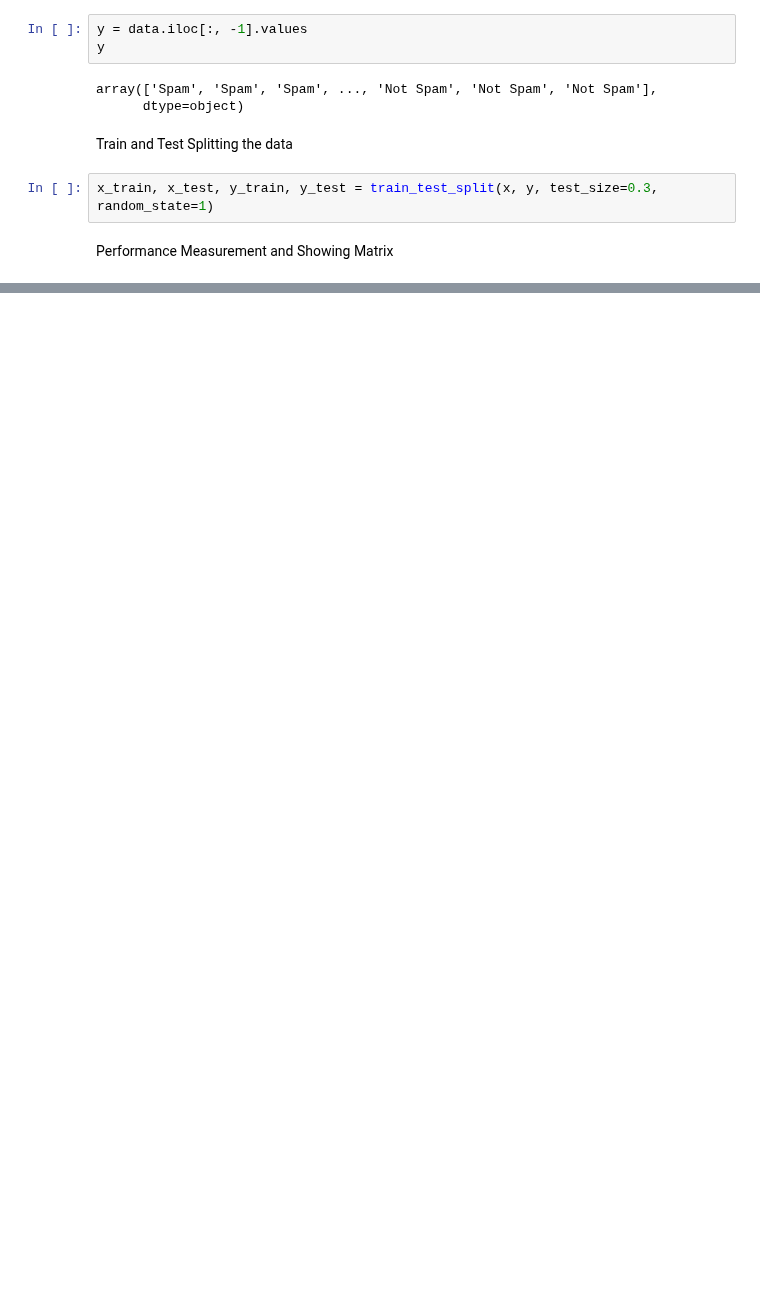
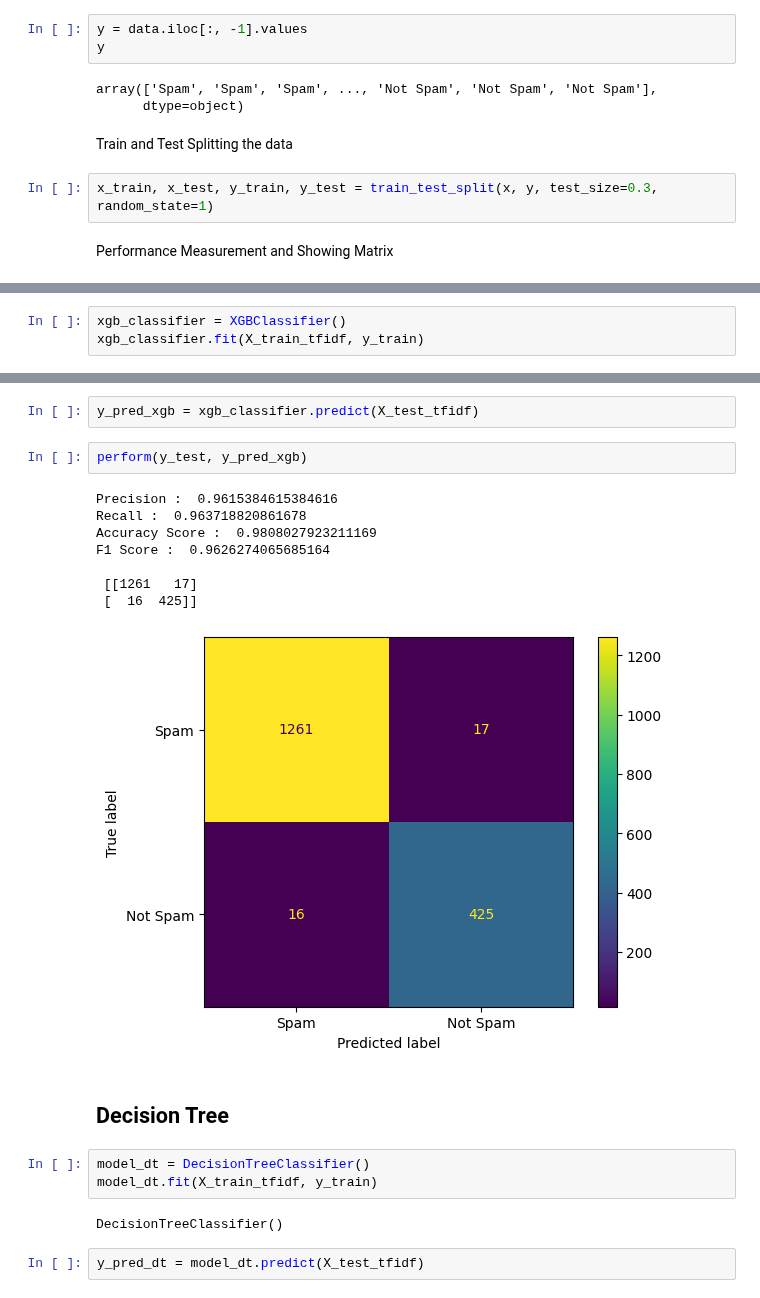
Before and after one commit to rizanatlanta-dsproj/Spam-Email-Detection, a Jupyter notebook: Spamdetection.ipynb, the cells around one changed output, grey strips where cells are left out. Cells and saved outputs as stored; diff of their text form; blank space fills up the shorter version.

```diff
--- a/Spamdetection.ipynb
+++ b/Spamdetection.ipynb
@@ -226,0 +334,3 @@ def perform(y_pred):
+# %%
+xgb_classifier = XGBClassifier()
+xgb_classifier.fit(X_train_tfidf, y_train)
@@ -226,0 +349,22 @@ def perform(y_pred):
+# %%
+y_pred_xgb = xgb_classifier.predict(X_test_tfidf)
+# %%
+perform(y_test, y_pred_xgb)
+# %% [output]
+Precision :  0.9615384615384616
+Recall :  0.963718820861678
+Accuracy Score :  0.9808027923211169
+F1 Score :  0.9626274065685164
+
+ [[1261   17]
+ [  16  425]]
+[figure, added]
+# %% [markdown]
+## Decision Tree
+# %%
+model_dt = DecisionTreeClassifier()
+model_dt.fit(X_train_tfidf, y_train)
+# %% [output]
+DecisionTreeClassifier()
+# %%
+y_pred_dt = model_dt.predict(X_test_tfidf)
```
Also changed, not shown: parts of 37 cells of this notebook.
